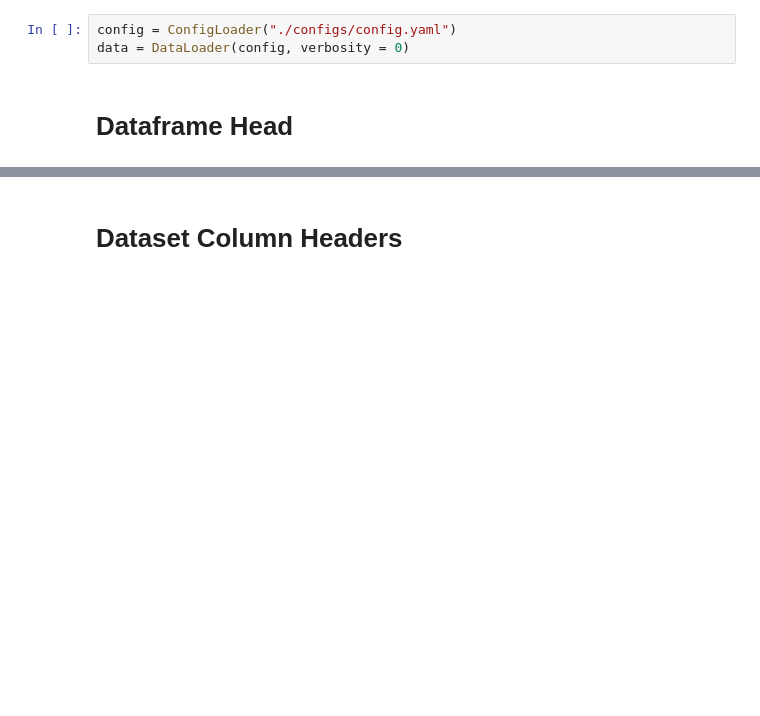
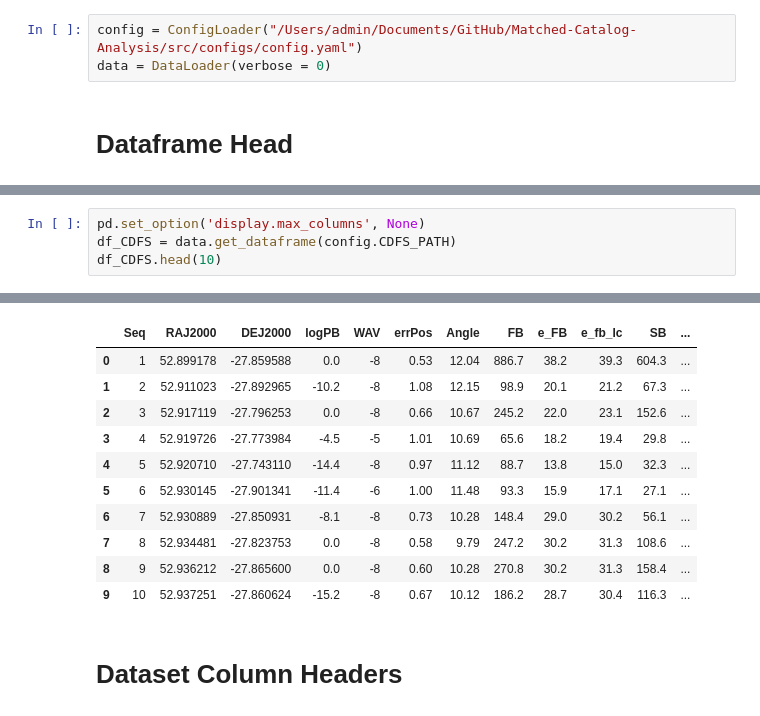
Before and after one commit to trevin-lee/h20-xray-catalog-matching, a Jupyter notebook: src/datasetinfo.ipynb, the cells around one changed output, grey strips where cells are left out. Cells and saved outputs as stored; diff of their text form; blank space fills up the shorter version.

```diff
--- a/src/datasetinfo.ipynb
+++ b/src/datasetinfo.ipynb
@@ -17,6 +20,6 @@ from data_loader import DataLoader
 # %%
-config = ConfigLoader("./configs/config.yaml")
-data = DataLoader(config, verbosity = 0)
+config = ConfigLoader("/Users/admin/Documents/GitHub/Matched-Catalog-Analysis/src/configs/config.yaml")
+data = DataLoader(verbose = 0)
 # %% [markdown]
 # Dataframe Head
 # %%
@@ -41,3 +54,8 @@ df_H20.head(10)
 | 7 | 8 | 52.378671 | -28.015635 | 30466.003304 | 13806.627998 | 0.019527 | 0.017646 | 52.378676 | ... |
 | 8 | 9 | 52.365232 | -28.015416 | 30720.283738 | 13810.185269 | 0.152446 | 0.150521 | 52.365232 | ... |
 | 9 | 10 | 52.347353 | -28.015439 | 31058.535212 | 13808.097311 | 0.112300 | 0.108859 | 52.347335 | ... |
+# %%
+pd.set_option('display.max_columns', None)
+df_CDFS = data.get_dataframe(config.CDFS_PATH)
+df_CDFS.head(10)
+# %% [output]
@@ -44,3 +66,14 @@ df_H20.head(10)
+|  | Seq | RAJ2000 | DEJ2000 | logPB | WAV | errPos | Angle | FB | e_FB | e_fb_lc | SB | ... |
+| 0 | 1 | 52.899178 | -27.859588 | 0.0 | -8 | 0.53 | 12.04 | 886.7 | 38.2 | 39.3 | 604.3 | ... |
+| 1 | 2 | 52.911023 | -27.892965 | -10.2 | -8 | 1.08 | 12.15 | 98.9 | 20.1 | 21.2 | 67.3 | ... |
+| 2 | 3 | 52.917119 | -27.796253 | 0.0 | -8 | 0.66 | 10.67 | 245.2 | 22.0 | 23.1 | 152.6 | ... |
+| 3 | 4 | 52.919726 | -27.773984 | -4.5 | -5 | 1.01 | 10.69 | 65.6 | 18.2 | 19.4 | 29.8 | ... |
+| 4 | 5 | 52.920710 | -27.743110 | -14.4 | -8 | 0.97 | 11.12 | 88.7 | 13.8 | 15.0 | 32.3 | ... |
+| 5 | 6 | 52.930145 | -27.901341 | -11.4 | -6 | 1.00 | 11.48 | 93.3 | 15.9 | 17.1 | 27.1 | ... |
+| 6 | 7 | 52.930889 | -27.850931 | -8.1 | -8 | 0.73 | 10.28 | 148.4 | 29.0 | 30.2 | 56.1 | ... |
+| 7 | 8 | 52.934481 | -27.823753 | 0.0 | -8 | 0.58 | 9.79 | 247.2 | 30.2 | 31.3 | 108.6 | ... |
+| 8 | 9 | 52.936212 | -27.865600 | 0.0 | -8 | 0.60 | 10.28 | 270.8 | 30.2 | 31.3 | 158.4 | ... |
+| 9 | 10 | 52.937251 | -27.860624 | -15.2 | -8 | 0.67 | 10.12 | 186.2 | 28.7 | 30.4 | 116.3 | ... |
 # %% [markdown]
 # Dataset Column Headers
 # %%
```
Also changed, not shown: parts of 4 cells of this notebook, 30 other files.
